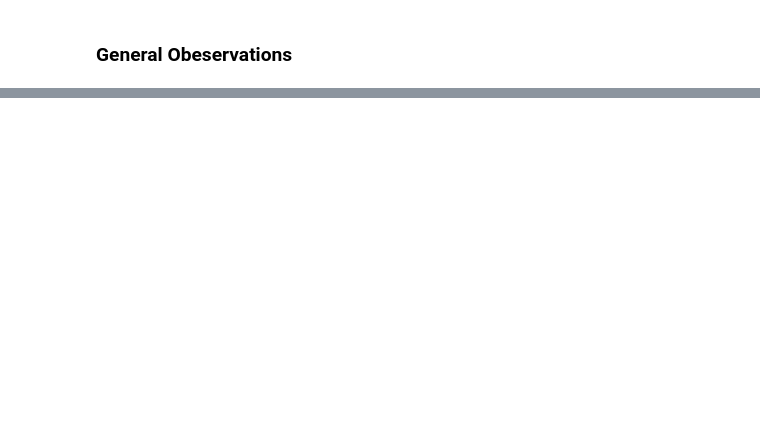
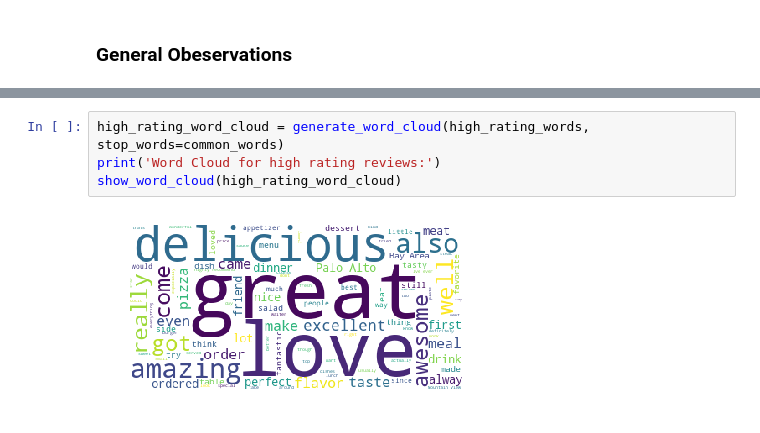
Before and after one commit to lulu2184/yelp-reviews-rating-prediction, a Jupyter notebook: restaurant_review_analysis.ipynb, the cells around one changed output, grey strips where cells are left out. Cells and saved outputs as stored; diff of their text form; blank space fills up the shorter version.

```diff
--- a/restaurant_review_analysis.ipynb
+++ b/restaurant_review_analysis.ipynb
@@ -179,0 +346,6 @@ In data scraping phase, we actually noticed something interesting from Yelp's da
+# %%
+high_rating_word_cloud = generate_word_cloud(high_rating_words, stop_words=common_words)
+print('Word Cloud for high rating reviews:')
+show_word_cloud(high_rating_word_cloud)
+# %% [output]
+[figure, added]
```
Also changed, not shown: parts of 27 cells of this notebook.
